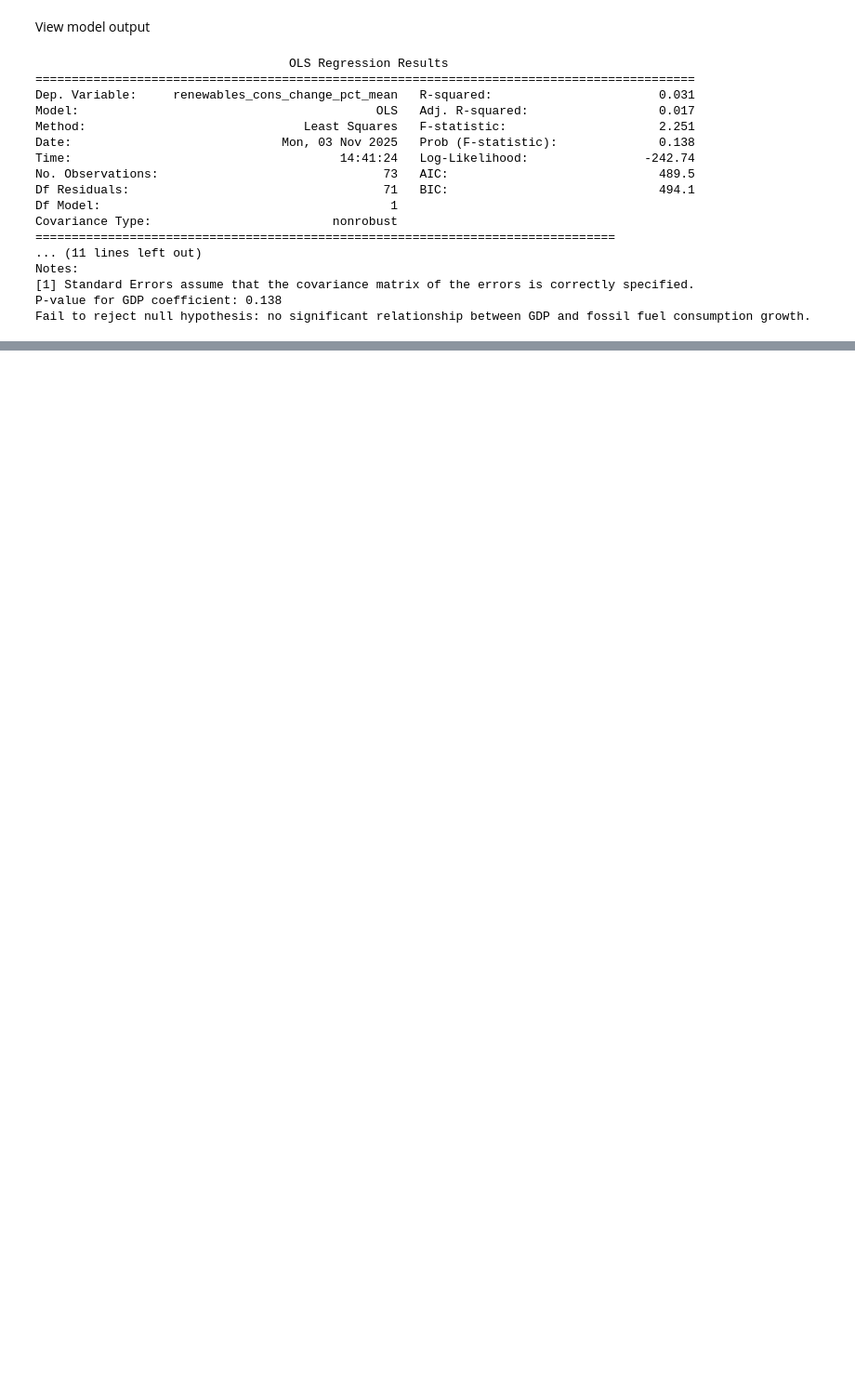
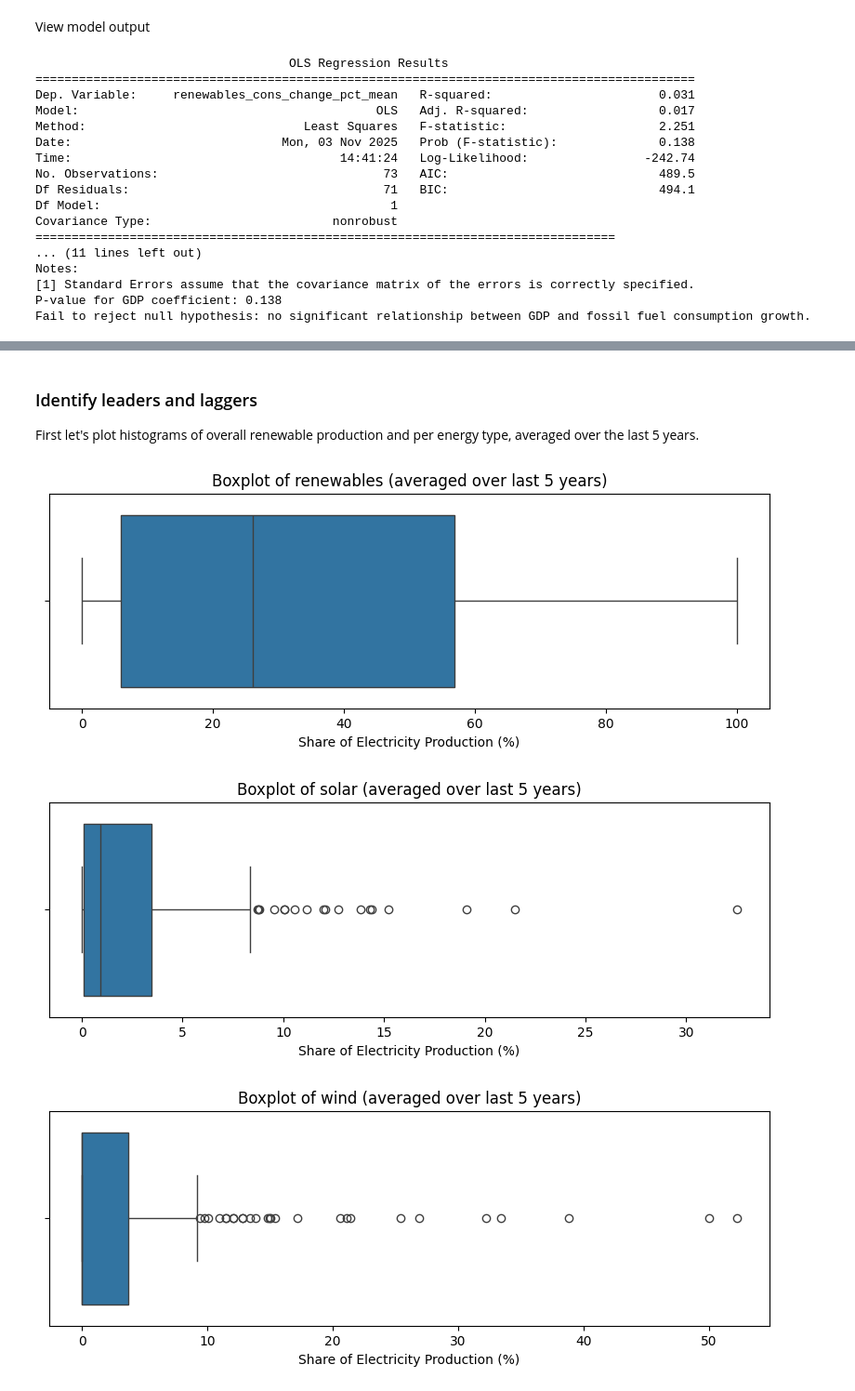
Before and after one commit to KMarsh-code/global-renewable-energy-analysis, a Jupyter notebook: jupyter_notebooks/2_renewable_energy_hypothesis_testing.ipynb, the cells around one changed output, grey strips where cells are left out. Shown at 93% size. Saved outputs shown, nothing was run; the diff lists cells and outputs as text; code cells hidden in the pictures; blank space fills up the shorter version.

Commit message:
Add code for H2 (identifying leaders and laggers in eenrgy transition)

```diff
--- a/jupyter_notebooks/2_renewable_energy_hypothesis_testing.ipynb
+++ b/jupyter_notebooks/2_renewable_energy_hypothesis_testing.ipynb
@@ -274,0 +283,19 @@ Fail to reject null hypothesis: no significant relationship between GDP and foss
+# %% [markdown]
+### Identify leaders and laggers
+
+First let's plot histograms of overall renewable production and per energy type, averaged over the last 5 years.
+# %%
+#plot boxplots of renewables production per type and overall
+cols = ['renewables_share_elec_mean', 'solar_share_elec_mean', 'wind_share_elec_mean',
+        'hydro_share_elec_mean', 'biofuel_share_elec_mean', 'nuclear_share_elec_mean']
+
+for col in cols:
+    plt.figure(figsize=(10, 3))
+    sns.boxplot(data=df_last5, x=col)  # Changed y to x for horizontal orientation
+    plt.title(f'Boxplot of {col.split("_")[0]} (averaged over last 5 years)')
+    plt.xlabel('Share of Electricity Production (%)')  # Changed ylabel to xlabel
+    plt.show()
+# %% [output]
+[figure, added]
+[figure, added]
+[figure, added]
```
Also changed, not shown: parts of 18 cells of this notebook.
